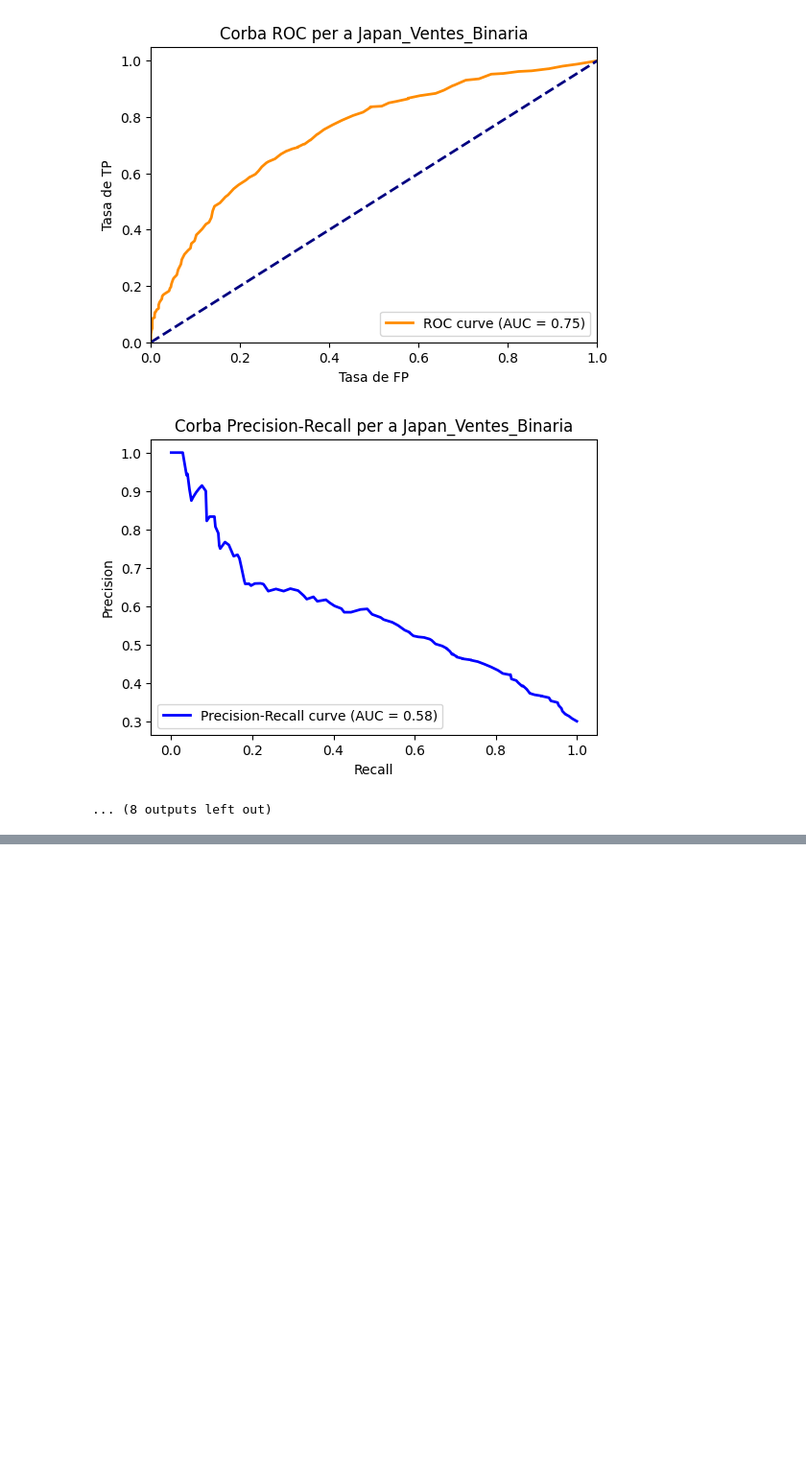
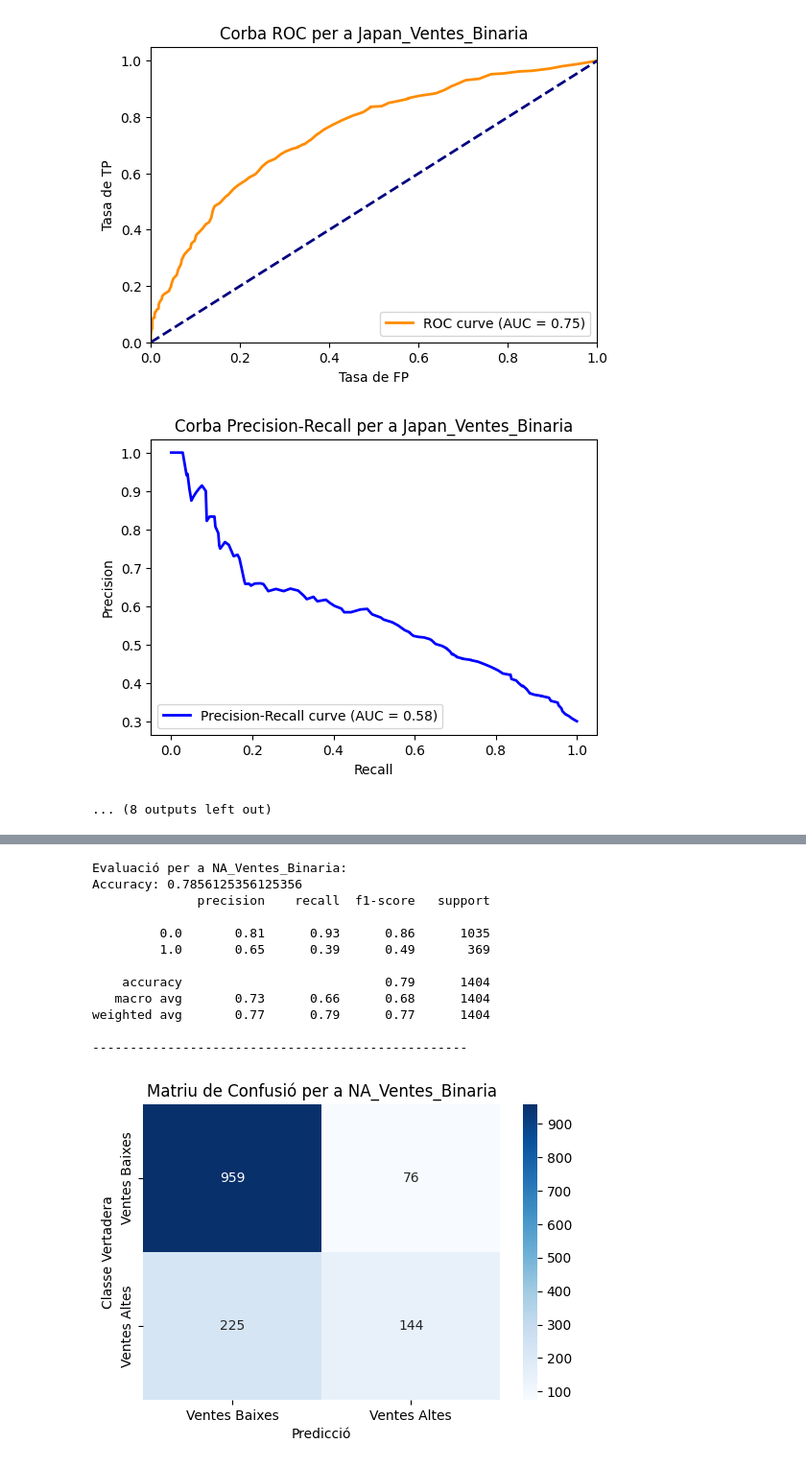
Before and after one commit to LuisVera1998/Cas-Kaggle-APC-1637397, a Jupyter notebook: Cas_Kaggle_1637397/Cas_Kaggle_1637397.ipynb, the cells around one changed output, grey strips where cells are left out. Shown at 96% size. Cells and saved outputs as stored; diff of their text form; code cells hidden in the pictures; blank space fills up the shorter version.

```diff
--- a/Cas_Kaggle_1637397/Cas_Kaggle_1637397.ipynb
+++ b/Cas_Kaggle_1637397/Cas_Kaggle_1637397.ipynb
@@ -372,0 +388,8 @@ Com la primera idea de model no és possible, enfocaré el model en com afecta l
+# %%
+
+atributs_a_eliminar = ['Name', 'Year_of_Release', 'Rating','Publisher','Developer',	'Platform','Genre', 'Rating']
+
+df_sense_atributs = eliminar_atributs(df, atributs_a_eliminar)
+
+df_sense_atributs.replace('tbd', np.nan, inplace=True)
+df_sense_atributs.dropna(subset=df_sense_atributs.columns, inplace=True)
@@ -513,0 +742,72 @@ weighted avg       0.73      0.74      0.72      1404
+# %%
+target_columns = ['NA_Ventes_Binaria', 'EU_Ventes_Binaria', 'Japan_Ventes_Binaria', 'Global_Ventes_Binaria', 'Other_Ventes_Binaria']
+
+for target in target_columns:
+
+    X = df_sense_atributs[['Critic_Score', 'User_Score','Critic_Count','User_Count']]
+    y = df_sense_atributs[target]
+
+
+    X_train, X_test, y_train, y_test = train_test_split(X, y, test_size=0.2, random_state=42)
+
+
+    model = RandomForestClassifier(max_depth=20, n_estimators=100, random_state=42)
+    model.fit(X_train, y_train)
+
+    # Fer prediccions
+    y_pred = model.predict(X_test)
+    y_pred_prob = model.predict_proba(X_test)[:, 1]
+
+    # Evaluar el model
+    print(f"Evaluació per a {target}:")
+    print("Accuracy:", accuracy_score(y_test, y_pred))
+    print(classification_report(y_test, y_pred))
+    print("-" * 50)
+
+    # Matriu de Confusió
+    cm = confusion_matrix(y_test, y_pred)
+    plt.figure(figsize=(6, 4))
+    sns.heatmap(cm, annot=True, fmt='d', cmap='Blues', xticklabels=['Ventes Baixes', 'Ventes Altes'], yticklabels=['Ventes Baixes', 'Ventes Altes'])
+    plt.title(f"Matriu de Confusió per a {target}")
+    plt.ylabel('Classe Vertadera')
+    plt.xlabel('Predicció')
+    plt.show()
+
+    # Corba ROC
+    fpr, tpr, _ = roc_curve(y_test, y_pred_prob)
+    roc_auc = auc(fpr, tpr)
+    plt.figure(figsize=(6, 4))
+    plt.plot(fpr, tpr, color='darkorange', lw=2, label=f'ROC curve (AUC = {roc_auc:.2f})')
+    plt.plot([0, 1], [0, 1], color='navy', lw=2, linestyle='--')
+    plt.xlim([0.0, 1.0])
+    plt.ylim([0.0, 1.05])
+    plt.xlabel('Tasa de FP')
+    plt.ylabel('Tasa de TP')
+    plt.title(f'Corba ROC per a {target}')
+    plt.legend(loc='lower right')
+    plt.show()
+
+    # PR
+    precision, recall, _ = precision_recall_curve(y_test, y_pred_prob)
+    pr_auc = auc(recall, precision)
+    plt.figure(figsize=(6, 4))
+    plt.plot(recall, precision, color='b', lw=2, label=f'Precision-Recall curve (AUC = {pr_auc:.2f})')
+    plt.xlabel('Recall')
+    plt.ylabel('Precision')
+    plt.title(f'Corba Precision-Recall per a {target}')
+    plt.legend(loc='lower left')
+    plt.show()
+# %% [output]
+Evaluació per a NA_Ventes_Binaria:
+Accuracy: 0.7856125356125356
+              precision    recall  f1-score   support
+
+         0.0       0.81      0.93      0.86      1035
+         1.0       0.65      0.39      0.49       369
+
+    accuracy                           0.79      1404
+   macro avg       0.73      0.66      0.68      1404
+weighted avg       0.77      0.79      0.77      1404
+
+--------------------------------------------------
+[figure, added]
```
Also changed, not shown: parts of 11 cells of this notebook.
